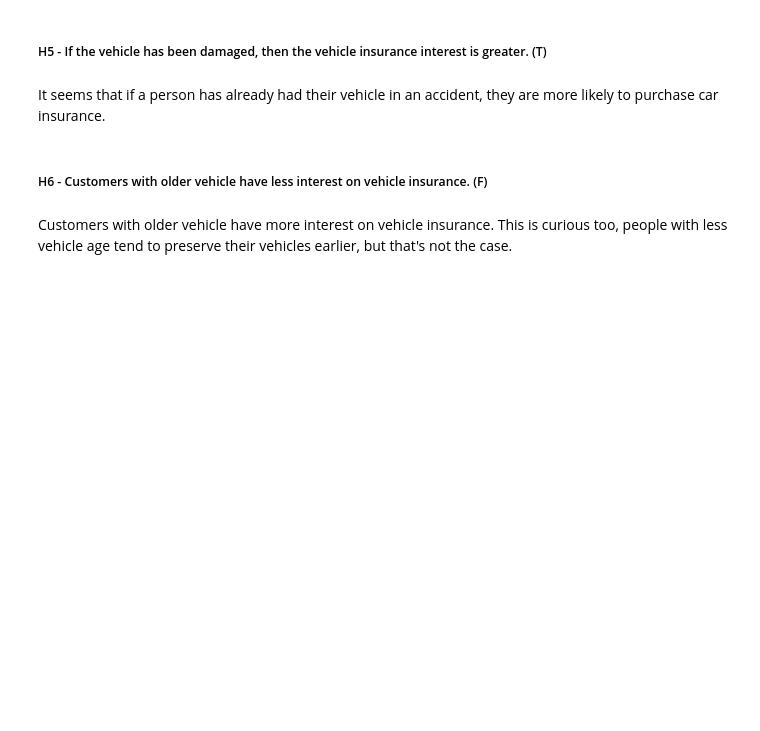
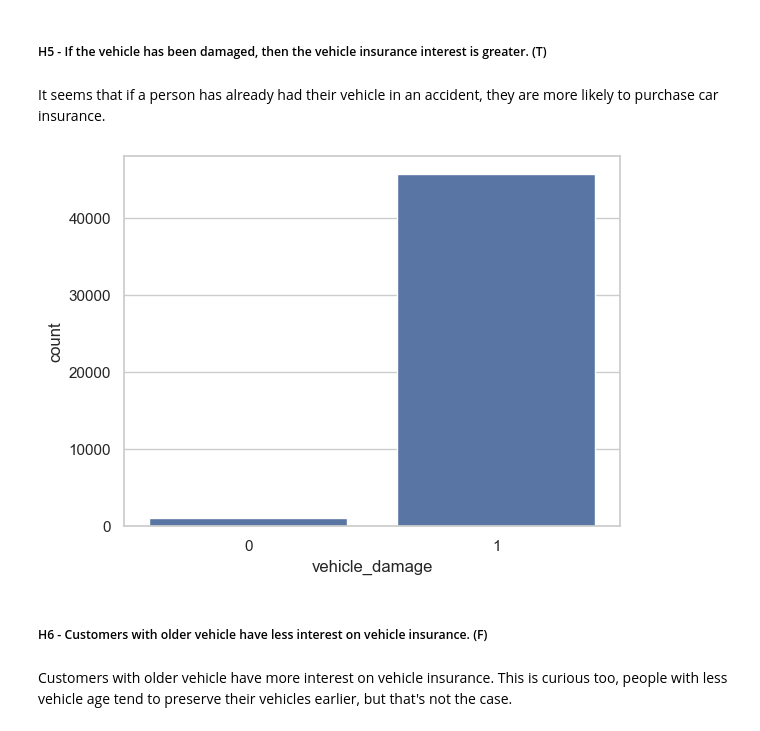
Before and after one commit to kubohenrique/health_insurance, a Jupyter notebook: Notebooks/ciclo01.ipynb, the cells around one changed output. Drawn from its saved outputs; the diff is of its cells as text; code cells hidden in the pictures; blank space fills up the shorter version.

```diff
--- a/Notebooks/ciclo01.ipynb
+++ b/Notebooks/ciclo01.ipynb
@@ -385,3 +366,9 @@ plt.show()
+# %%
+aux = df4.loc[df4['response'] == 1, 'vehicle_damage']
+sns.countplot(x=aux)
+plt.show()
+# %% [output]
+[figure, added]
 # %% [markdown]
 ##### H6 - Customers with older vehicle have less interest on vehicle insurance. (F)
 # %% [markdown]
```
Also changed, not shown: parts of 4 cells of this notebook.
